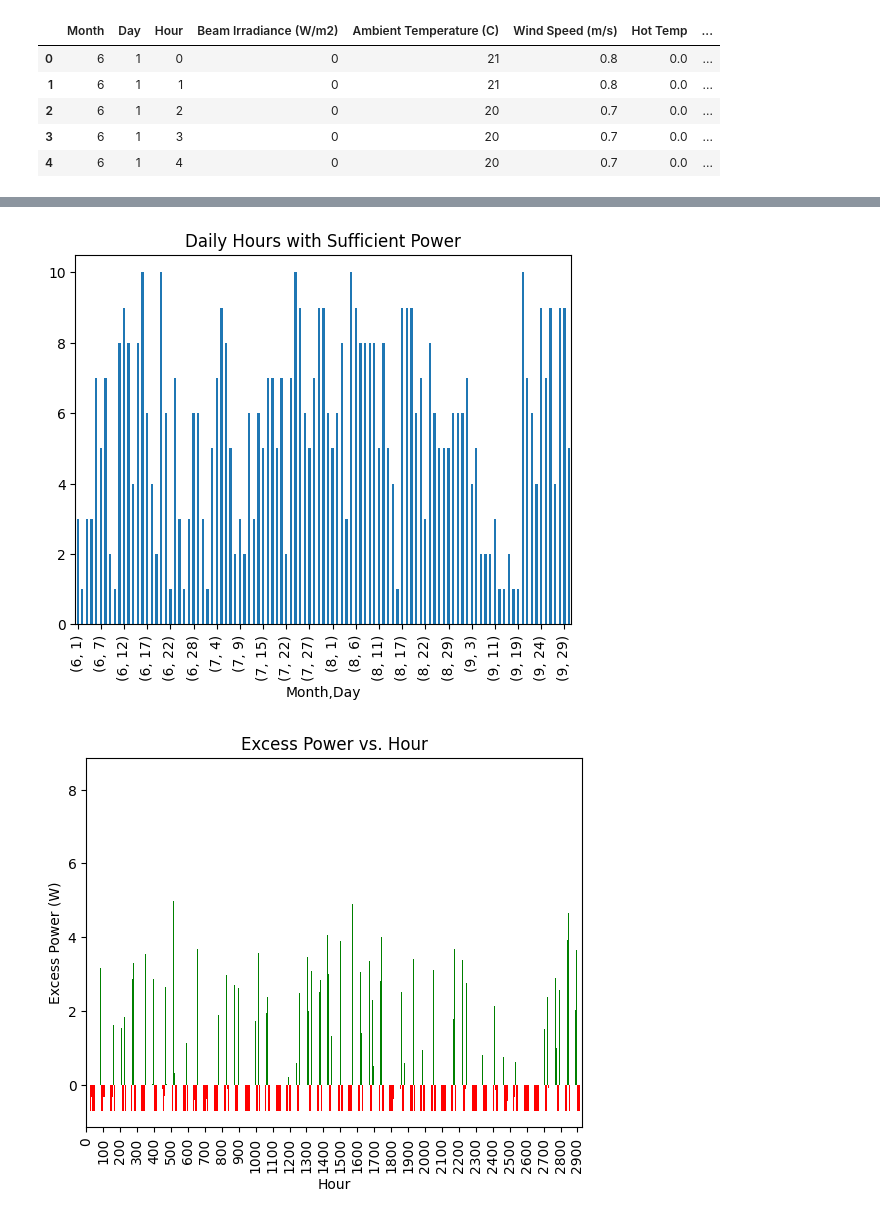
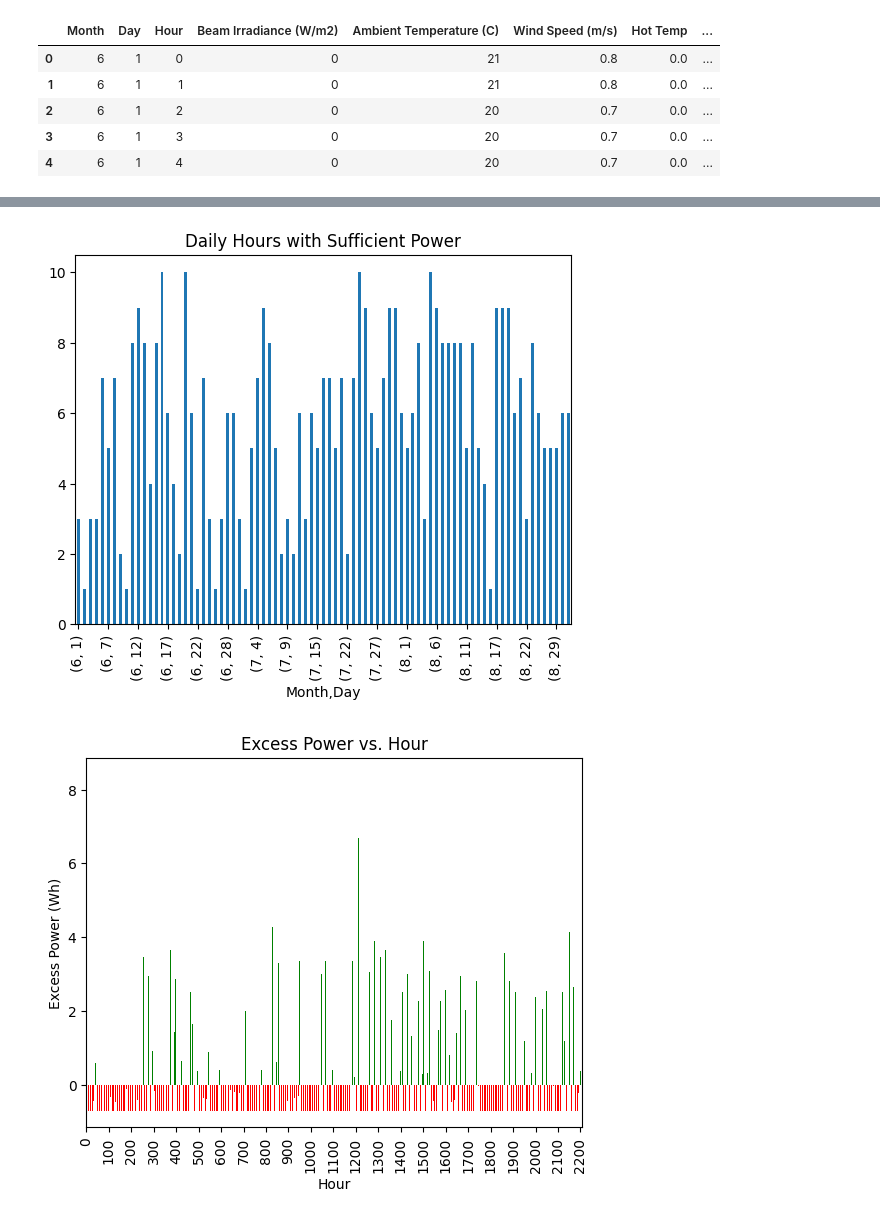
Before and after one commit to Willmac16/DFTS-Team-Seven, a Jupyter notebook: Project2.ipynb, the cells around one changed output, grey strips where cells are left out. Saved outputs shown, nothing was run; the diff lists cells and outputs as text; code cells hidden in the pictures.

```diff
--- a/Project2.ipynb
+++ b/Project2.ipynb
@@ -65,6 +67,7 @@ constant_frame['Amps'] = 0.0
 constant_frame['Voltage'] = 0.0
 constant_frame['Power'] = 0.0
 
+constant_frame = constant_frame[constant_frame['Month'] != 9]
 constant_frame
 # %% [output]
 Index(['Month', 'Day', 'Hour', 'Beam Irradiance (W/m2)',
@@ -498,15 +500,15 @@ ax.set_xticks(range(0, len(hours_with_high_voltage), 5))
 
 plt.show()
 # %% [output]
-[figure, old version]
+[figure, new version]
 # %%
 excess_power = constant_frame['Power'] - (voltage_required * current_required)
 
 ax = excess_power.plot(kind='bar', color=['red' if x < 0 else 'green' for x in excess_power])
 _ = ax.set_xlabel('Hour')
-_ = ax.set_ylabel('Excess Power (W)')
+_ = ax.set_ylabel('Excess Power (Wh)')
 _ = ax.set_title('Excess Power vs. Hour')
 
 _ = ax.set_xticks(range(0, len(excess_power), 100))
 # %% [output]
-[figure, old version]
+[figure, new version]
```
Also changed, not shown: parts of 9 cells of this notebook.
